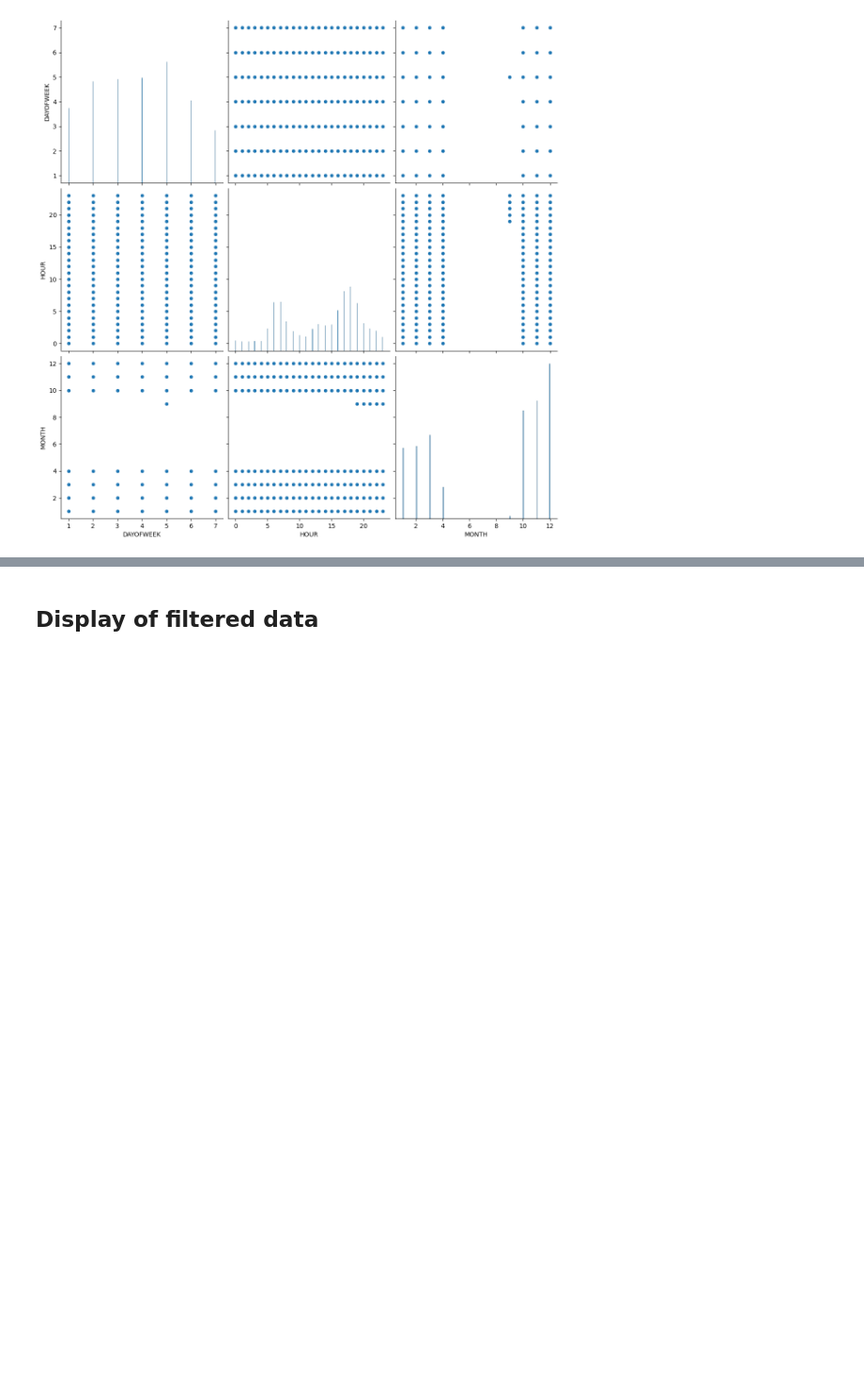
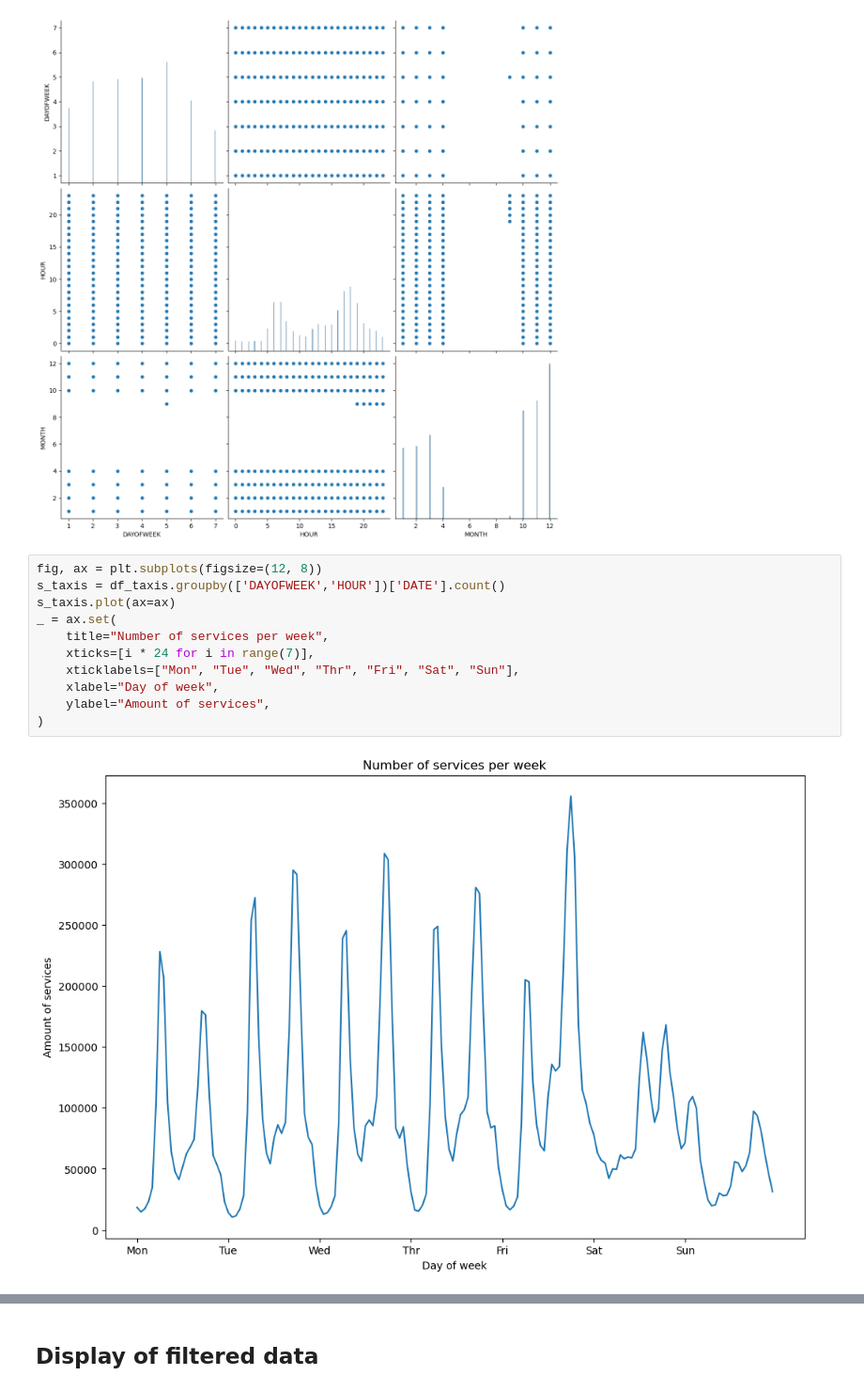
Before and after one commit to josedelarosa82/taxi-prediction-model, a Jupyter notebook: Proyecto final/Taxi_service_forecasting_model_aws.ipynb, the cells around one changed output, grey strips where cells are left out. Shown at 94% size. Saved outputs shown, nothing was run; the diff lists cells and outputs as text; blank space fills up the shorter version.

```diff
--- a/Proyecto final/Taxi_service_forecasting_model_aws.ipynb
+++ b/Proyecto final/Taxi_service_forecasting_model_aws.ipynb
@@ -492,3 +492,16 @@ sns.pairplot(df_taxis.loc[:,['DAYOFWEEK','HOUR','MONTH']], height=4)
 plt.show()
 # %% [output]
 [figure]
+# %%
+fig, ax = plt.subplots(figsize=(12, 8))
+s_taxis = df_taxis.groupby(['DAYOFWEEK','HOUR'])['DATE'].count()
+s_taxis.plot(ax=ax)
+_ = ax.set(
+    title="Number of services per week",
+    xticks=[i * 24 for i in range(7)],
+    xticklabels=["Mon", "Tue", "Wed", "Thr", "Fri", "Sat", "Sun"],
+    xlabel="Day of week",
+    ylabel="Amount of services",
+)
+# %% [output]
+[figure, added]
```
Also changed, not shown: parts of 1 cell of this notebook.
